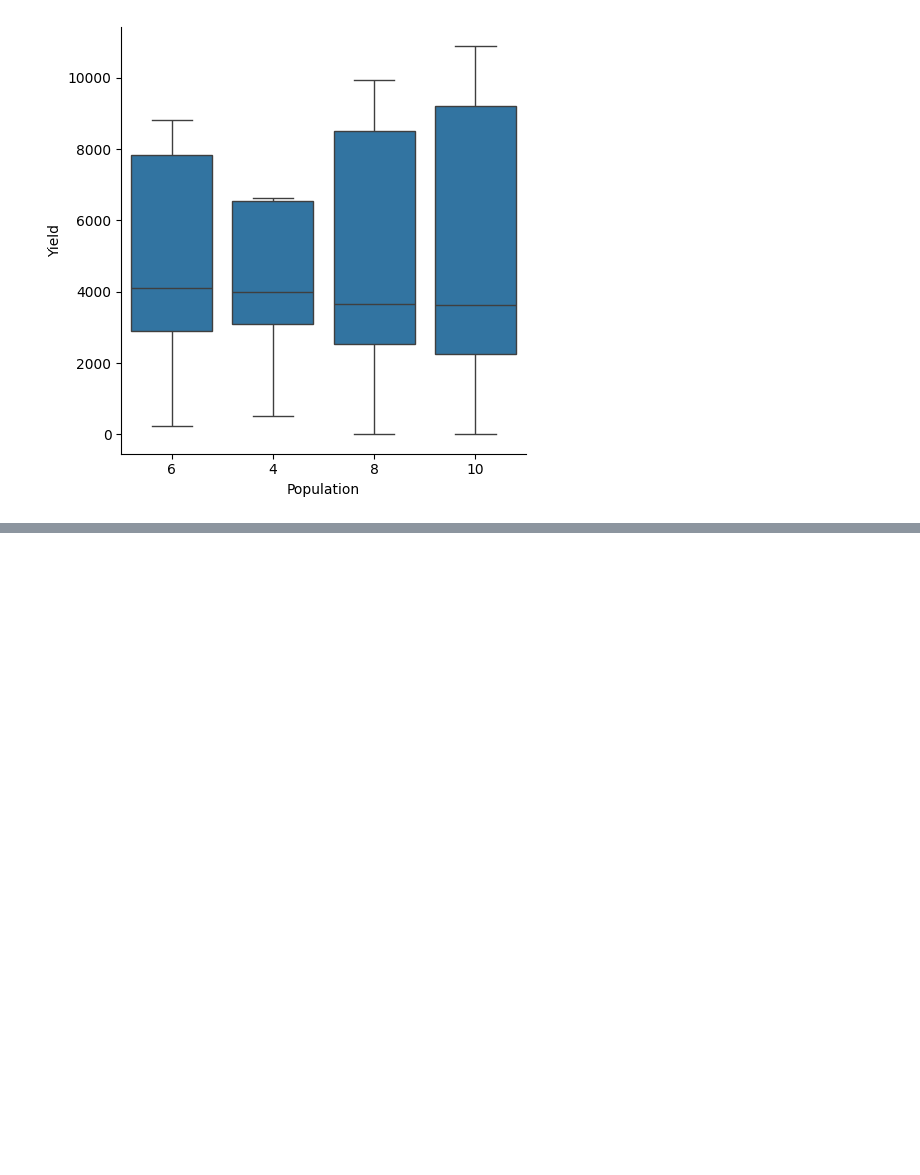
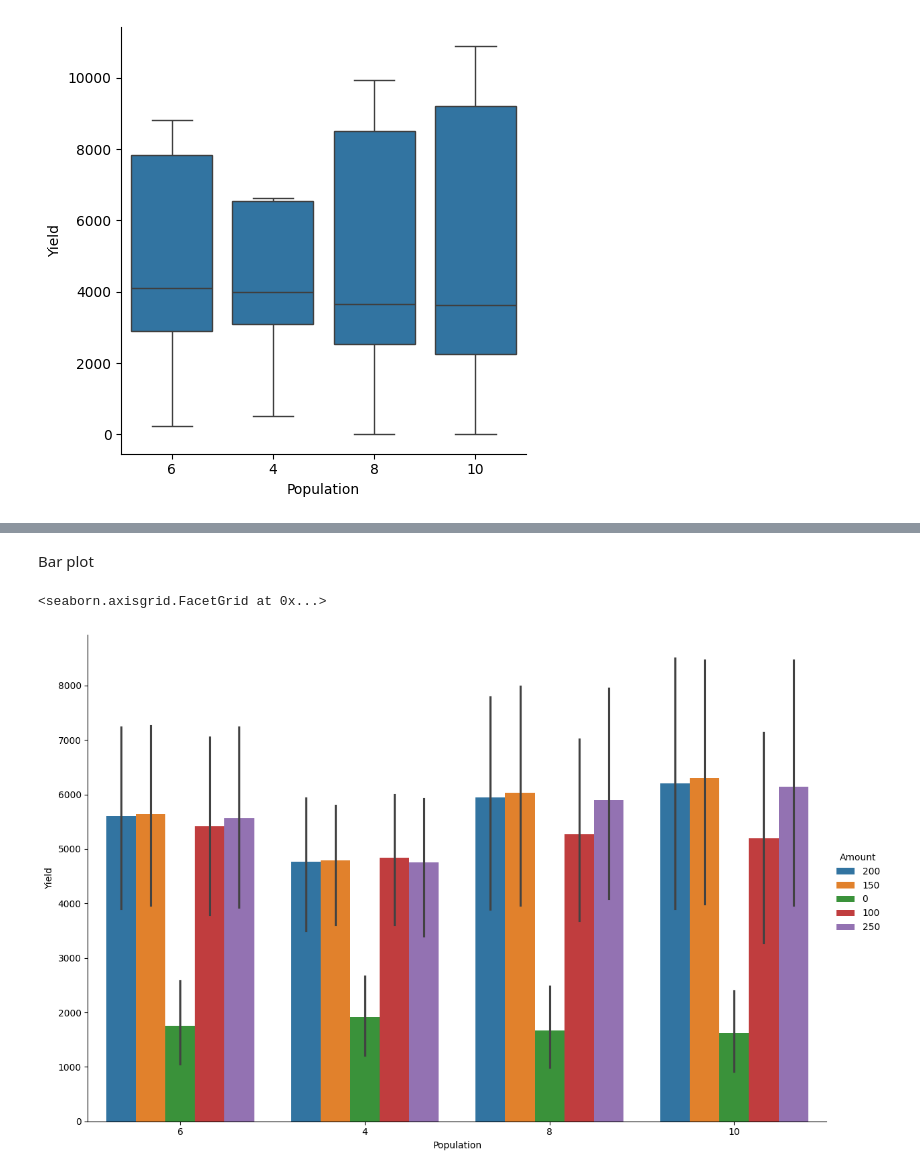
Before and after one commit to MAGALA-RICHARD/apsimNGpy, a Jupyter notebook: apsimNGpy/example_jupiter_notebooks/visualization.ipynb, the cells around one changed output, grey strips where cells are left out. Drawn from its saved outputs; the diff is of its cells as text; code cells hidden in the pictures; blank space fills up the shorter version.

```diff
--- a/apsimNGpy/example_jupiter_notebooks/visualization.ipynb
+++ b/apsimNGpy/example_jupiter_notebooks/visualization.ipynb
@@ -127,0 +136,7 @@ model.cat_plot(table = 'Report', y='Yield', x= 'Population', kind = 'box')
+# %% [markdown]
+Bar plot
+# %%
+model.cat_plot(table = 'Report', y='Yield', x= 'Population', kind = 'bar', hue= 'Amount', height=8, aspect=1.5)
+# %% [output]
+<seaborn.axisgrid.FacetGrid at 0x...>
+[figure, added]
```
Also changed, not shown: parts of 4 cells of this notebook.
